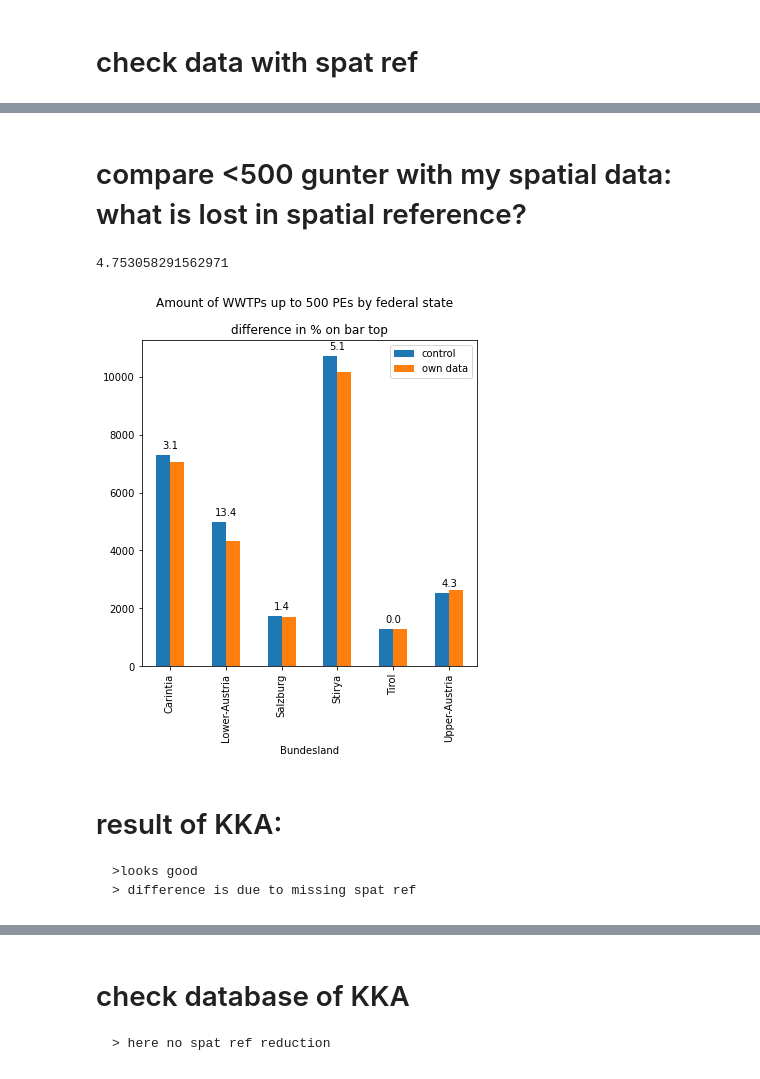
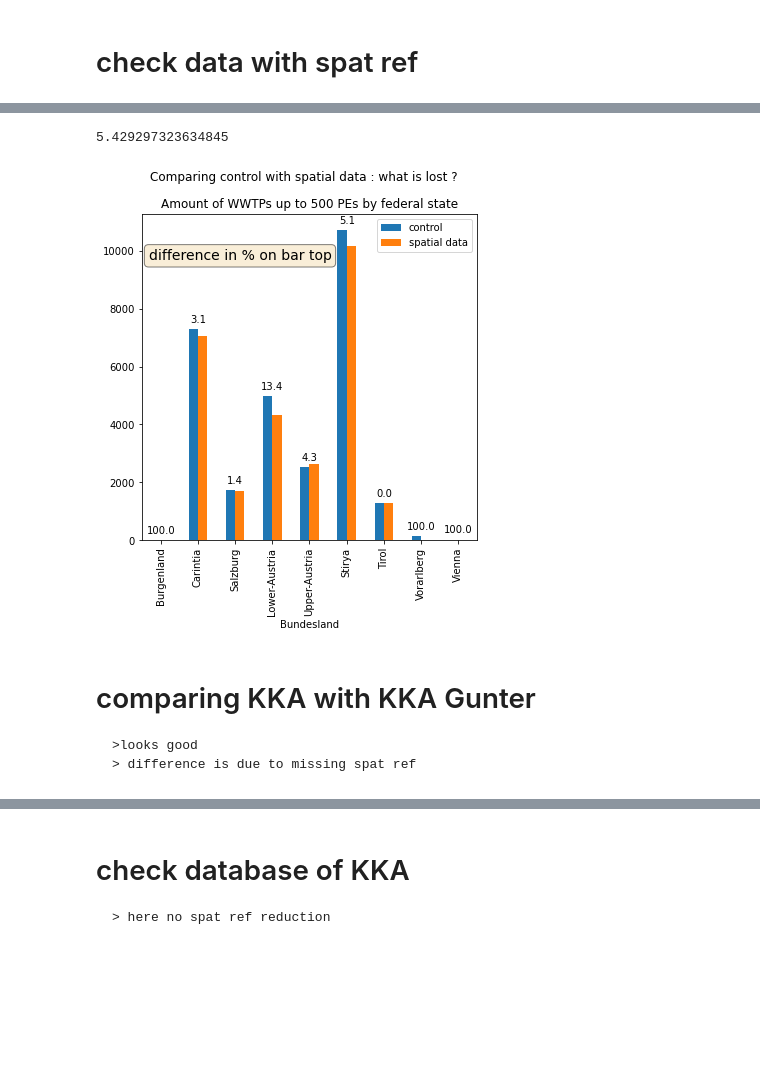
Before and after one commit to anakarpow/Locating-small-wastewater-systems-in-Austria, a Jupyter notebook: control_data_gunter.ipynb, the cells around one changed output, grey strips where cells are left out. Cells and saved outputs as stored; diff of their text form; code cells hidden in the pictures; blank space fills up the shorter version.

```diff
--- a/control_data_gunter.ipynb
+++ b/control_data_gunter.ipynb
@@ -104,18 +53,0 @@ See the caveats in the documentation: https://pandas.pydata.org/pandas-docs/stab
-# %%
-data_BL=data.groupby('BL').sum().reset_index()[['BL','PE_nonitri','sum_PE','freq']]
-data_BL=data_BL[['BL','freq','sum_PE']]
-data_BL_all=data_all.groupby('BL').sum().reset_index()[['BL','PE_nonitri','sum_PE','freq']]
-data_BL_all=data_BL_all[['BL','freq','sum_PE']]
-data_BL_all.rename(columns={'freq':'freq_all','sum_PE':'sum_PE_all', 'BL':'Bundesland'}, inplace=True)
-data_BL_all=data_BL_all.set_index('Bundesland')
-
-control_df=control.join(data_BL_all, how='left')
-
-control_df.rename(columns={'<=500PE':'control_freq_all'},inplace=True)
-#control_df=control_df[['Bundesland','control_freq','freq','sum_PE_control','sum_PE']]
-control_df['diff_freq']=control_df.control_freq_all-control_df.freq_all
-control_df=control_df[['control_freq_all','freq_all']]
-control_df['diff_freq_all']=control_df.control_freq_all-control_df.freq_all
-control_df=control_df.fillna(0)
-control_df.freq_all=control_df.freq_all.astype(int)
-control_df.diff_freq_all=control_df.diff_freq_all.astype(int)
@@ -136,36 +54,40 @@ control_df
-# %% [markdown]
-# compare <500 gunter with my spatial data: what is lost in spatial reference?
 # %%
-(control_df.control_freq_all.sum()-control_df.freq_all.sum())/control_df.control_freq_all.sum()*100
+#5.5 % lost with spat ref
+overall_freq=(control_df.control_freq_all.sum()-control_df.freq_all.sum())/control_df.control_freq_all.sum()*100
+overall_freq
 # %% [output]
-4.753058291562971
+5.429297323634845
 # %%
 fig,ax=plt.subplots(figsize=(6,6))
-control_all.sort_values('Bundesland').plot.bar(x='Bundesland',y=['control_freq_all','freq_all'],ax=ax)
+control_df.plot.bar(y=['control_freq_all','freq_all'],ax=ax)
 which=[9,10,11,12,13,14,15,16,17]
-values=[x for x in control_all.sort_values('Bundesland')['div'].round(1)]
-values[5]=4.3
+values=[x for x in control_df['div'].round(1)]
+values[4]=4.3
 
-ax.legend(['control','own data'])
-plt.suptitle('Amount of WWTPs up to 500 PEs by federal state')
-ax.set_title('difference in % on bar top')
+ax.legend(['control','spatial data'])
+plt.suptitle('Comparing control with spatial data : what is lost ?')
+ax.set_title('Amount of WWTPs up to 500 PEs by federal state')
 
 
 #which=range(len(ax.patches))
 #which=[6,7,8,9,10,11]
-which=[0,1,2,3,4,5]
+which=[0,1,2,3,4,5,6,7,8]
 n=0
 for index, rect in enumerate(ax.patches):
     if index in which:
 
         height = rect.get_height()
         ax.text(rect.get_x()+0.13 + rect.get_width() / 2, height+150 , values[n],
                 ha='center', va='bottom', fontsize='medium', fontstretch='condensed')
         n=n+1
+#add text
+props = dict(boxstyle='round', facecolor='wheat', alpha=0.5)
+fig.text(0.14, 0.8, 'difference in % on bar top', fontsize=14,
+        verticalalignment='top',bbox=props)
 plt.savefig('graphs/all_precision.png', bbox_inches='tight')
 # %% [output]
-[figure, old version]
+[figure, new version]
 # %% [markdown]
-# result of KKA:
+# comparing KKA with KKA Gunter
     >looks good
     > difference is due to missing spat ref
```
Also changed, not shown: parts of 56 cells of this notebook, 11 other files.
